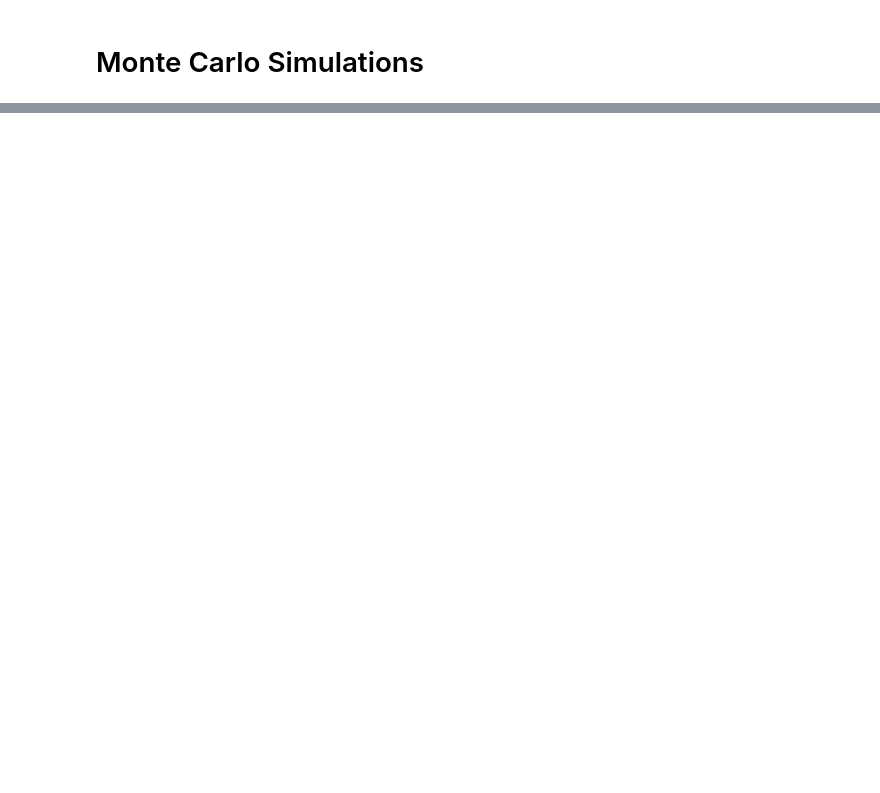
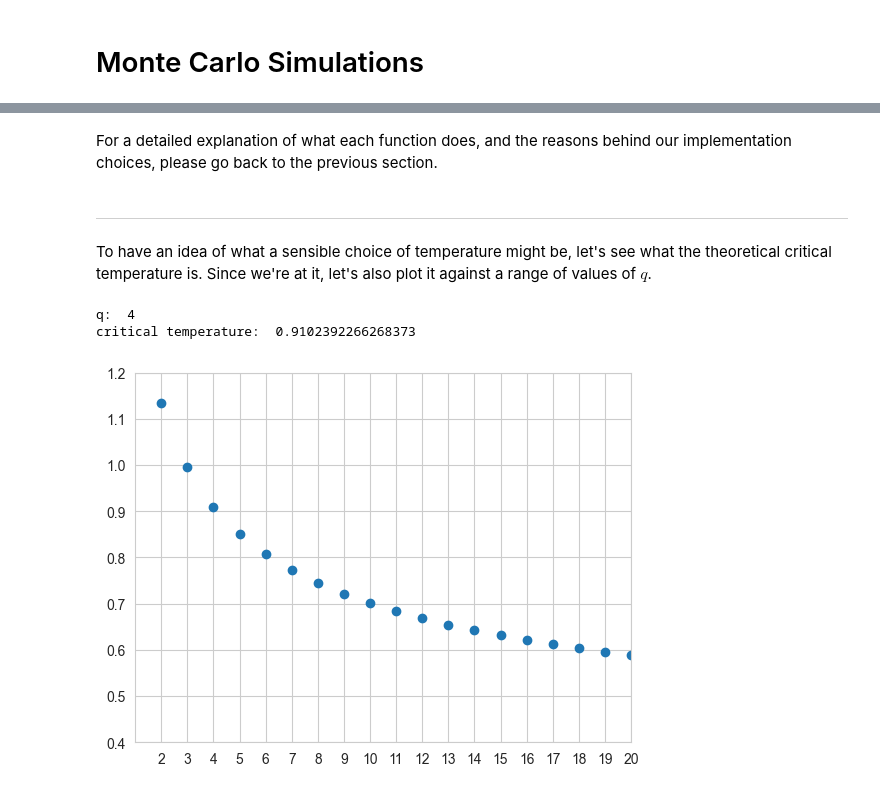
Before and after one commit to DarioFi/Potts-model-phase-transitions, a Jupyter notebook: mattia.ipynb, the cells around one changed output, grey strips where cells are left out. Cells and saved outputs as stored; diff of their text form; code cells hidden in the pictures; blank space fills up the shorter version.

```diff
--- a/mattia.ipynb
+++ b/mattia.ipynb
@@ -32,0 +27,18 @@ q = 4. high and low temperature. close and far from critical temperature. plot s
+# %%
+# import useful libraries
+import time, random, math
+import numpy as np
+import matplotlib.pyplot as plt
+import seaborn as sns
+
+# global parameters
+L = 20                  # side length
+N = L ** 2              # number of sites
+q = 4                   # number of states per site
+J = 1                   # ferromagnetic interaction strength
+
+# store metrics
+en_historys = {}        # energy
+mag_historys = {}       # magnetization
+prob_historys = {}      # acceptance probability
+n_accepteds = {}        # fraction of accepted
@@ -32,0 +161,28 @@ q = 4. high and low temperature. close and far from critical temperature. plot s
+# %% [markdown]
+For a detailed explanation of what each function does, and the reasons behind our implementation choices, please go back to the previous section.
+# %% [markdown]
+___
+# %% [markdown]
+To have an idea of what a sensible choice of temperature might be, let's see what the theoretical critical temperature is. Since we're at it, let's also plot it against a range of values of $q$.
+# %%
+print("q: ", q)
+print("critical temperature: ", critical_temperature(q))
+# %% [output]
+q:  4
+critical temperature:  0.9102392266268373
+# %%
+# range of values of q
+qs = np.arange(2, 21)
+
+# critical temperatures
+crits = critical_temperature(qs)
+
+# plot
+plt.plot(qs, crits, 'o')
+plt.ylim(0.4, 1.2)
+plt.xlim(1, 20)
+plt.xticks(qs)
+plt.grid(True)
+plt.show()
+# %% [output]
+[figure, added]
```
Also changed, not shown: parts of 29 cells of this notebook.
